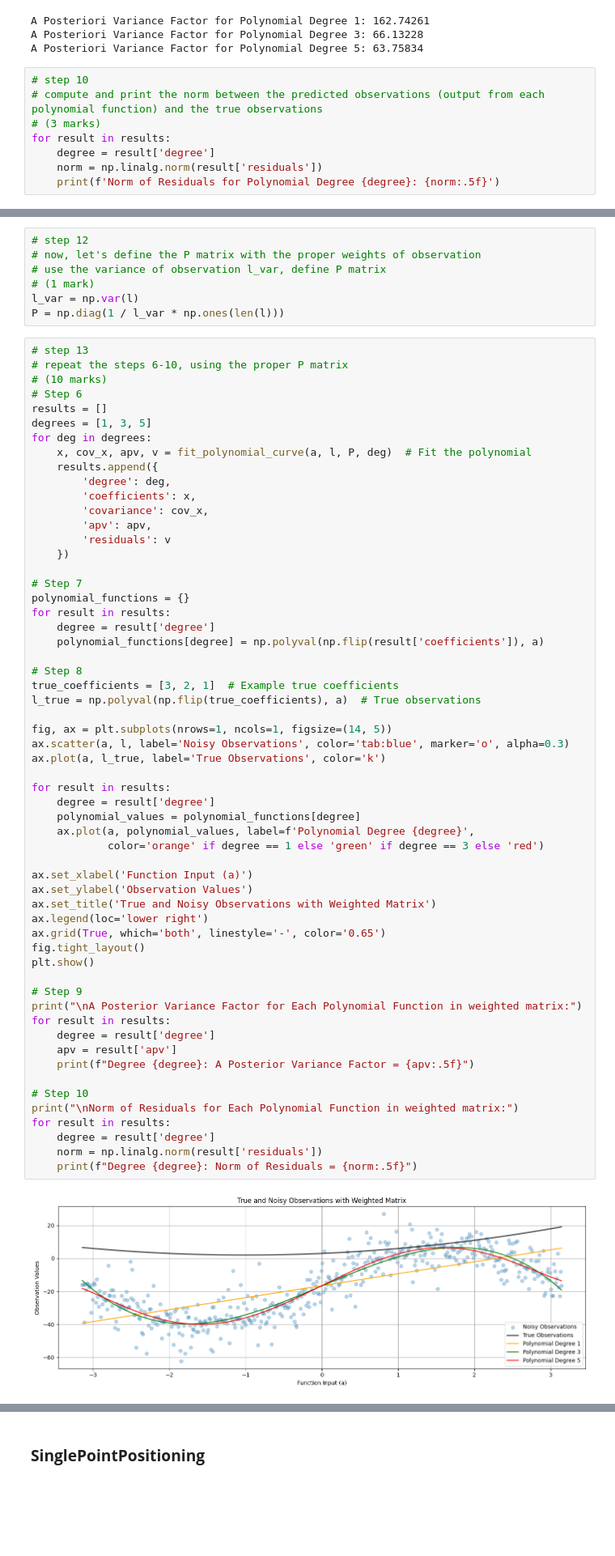
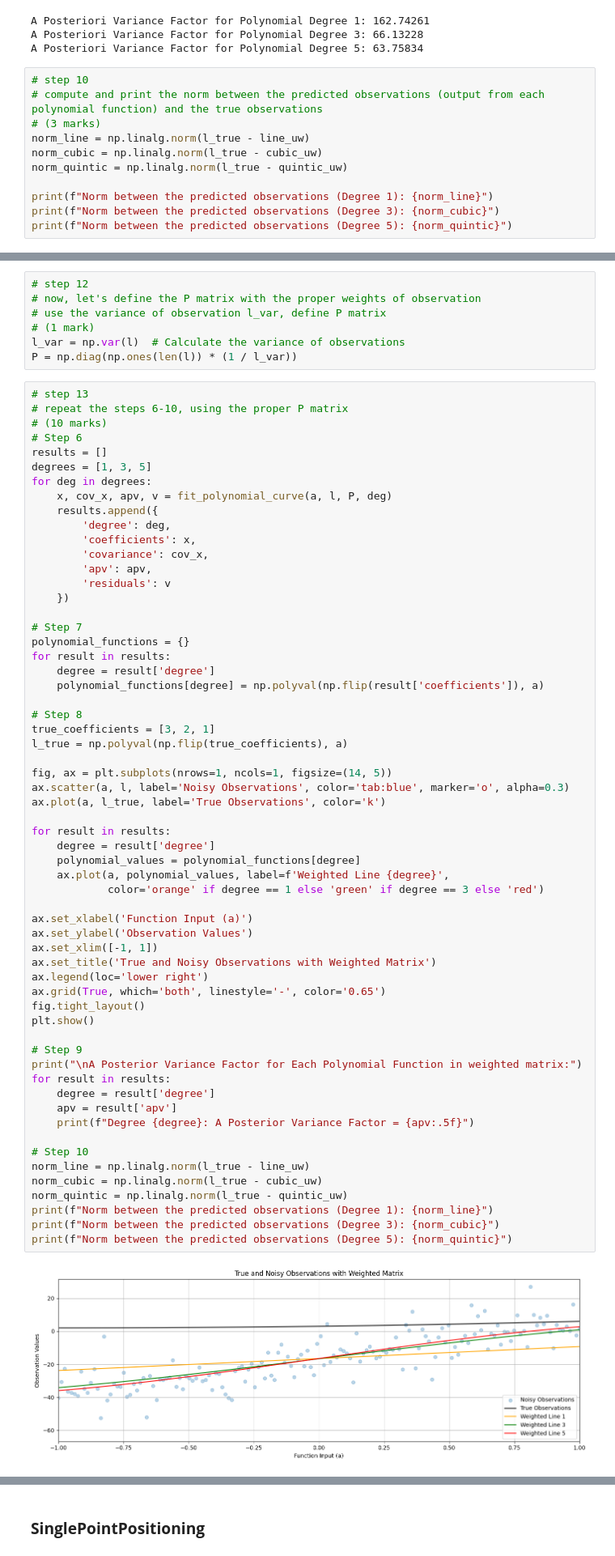
Before and after one commit to SIBTAINWASEEM/engg680_2024_fall, a Jupyter notebook: Lab_Assignment2/Assignment2.ipynb, the cells around one changed output, grey strips where cells are left out. Shown at 81% size. Saved outputs shown, nothing was run; the diff lists cells and outputs as text; blank space fills up the shorter version.

```diff
--- a/Lab_Assignment2/Assignment2.ipynb
+++ b/Lab_Assignment2/Assignment2.ipynb
@@ -202,8 +203,11 @@ A Posteriori Variance Factor for Polynomial Degree 5: 63.75834
 # step 10
 # compute and print the norm between the predicted observations (output from each polynomial function) and the true observations
 # (3 marks)
-for result in results:
-    degree = result['degree']
-    norm = np.linalg.norm(result['residuals'])
-    print(f'Norm of Residuals for Polynomial Degree {degree}: {norm:.5f}')
+norm_line = np.linalg.norm(l_true - line_uw)
+norm_cubic = np.linalg.norm(l_true - cubic_uw)
+norm_quintic = np.linalg.norm(l_true - quintic_uw)
+
+print(f"Norm between the predicted observations (Degree 1): {norm_line}")
+print(f"Norm between the predicted observations (Degree 3): {norm_cubic}")
+print(f"Norm between the predicted observations (Degree 5): {norm_quintic}")
 # %% [output]
@@ -228,8 +232,8 @@ This shows that higher-degree polynomials might be capturing noise instead of th
 # now, let's define the P matrix with the proper weights of observation
 # use the variance of observation l_var, define P matrix
 # (1 mark)
-l_var = np.var(l)
-P = np.diag(1 / l_var * np.ones(len(l)))
+l_var = np.var(l)  # Calculate the variance of observations
+P = np.diag(np.ones(len(l)) * (1 / l_var))
 # %%
 # step 13
 # repeat the steps 6-10, using the proper P matrix
@@ -238,7 +242,7 @@ P = np.diag(1 / l_var * np.ones(len(l)))
 results = []
 degrees = [1, 3, 5]
 for deg in degrees:
-    x, cov_x, apv, v = fit_polynomial_curve(a, l, P, deg)  # Fit the polynomial
+    x, cov_x, apv, v = fit_polynomial_curve(a, l, P, deg)
     results.append({
         'degree': deg,
         'coefficients': x,
@@ -254,42 +258,44 @@ for result in results:
     polynomial_functions[degree] = np.polyval(np.flip(result['coefficients']), a)
 
 # Step 8
-true_coefficients = [3, 2, 1]  # Example true coefficients
-l_true = np.polyval(np.flip(true_coefficients), a)  # True observations
+true_coefficients = [3, 2, 1]
+l_true = np.polyval(np.flip(true_coefficients), a)
 
 fig, ax = plt.subplots(nrows=1, ncols=1, figsize=(14, 5))
 ax.scatter(a, l, label='Noisy Observations', color='tab:blue', marker='o', alpha=0.3)
 ax.plot(a, l_true, label='True Observations', color='k')
 
 for result in results:
     degree = result['degree']
     polynomial_values = polynomial_functions[degree]
-    ax.plot(a, polynomial_values, label=f'Polynomial Degree {degree}',
+    ax.plot(a, polynomial_values, label=f'Weighted Line {degree}',
             color='orange' if degree == 1 else 'green' if degree == 3 else 'red')
 
 ax.set_xlabel('Function Input (a)')
 ax.set_ylabel('Observation Values')
+ax.set_xlim([-1, 1])
 ax.set_title('True and Noisy Observations with Weighted Matrix')
 ax.legend(loc='lower right')
 ax.grid(True, which='both', linestyle='-', color='0.65')
 fig.tight_layout()
 plt.show()
 
 # Step 9
 print("\nA Posterior Variance Factor for Each Polynomial Function in weighted matrix:")
 for result in results:
     degree = result['degree']
     apv = result['apv']
     print(f"Degree {degree}: A Posterior Variance Factor = {apv:.5f}")
 
 # Step 10
-print("\nNorm of Residuals for Each Polynomial Function in weighted matrix:")
-for result in results:
-    degree = result['degree']
-    norm = np.linalg.norm(result['residuals'])
-    print(f"Degree {degree}: Norm of Residuals = {norm:.5f}")
+norm_line = np.linalg.norm(l_true - line_uw)
+norm_cubic = np.linalg.norm(l_true - cubic_uw)
+norm_quintic = np.linalg.norm(l_true - quintic_uw)
+print(f"Norm between the predicted observations (Degree 1): {norm_line}")
+print(f"Norm between the predicted observations (Degree 3): {norm_cubic}")
+print(f"Norm between the predicted observations (Degree 5): {norm_quintic}")
 # %% [output]
-[figure, old version]
+[figure, new version]
 A Posterior Variance Factor for Each Polynomial Function in weighted matrix:
 Degree 1: A Posterior Variance Factor = 0.48434
 Degree 3: A Posterior Variance Factor = 0.19682
```
Also changed, not shown: parts of 19 cells of this notebook.
